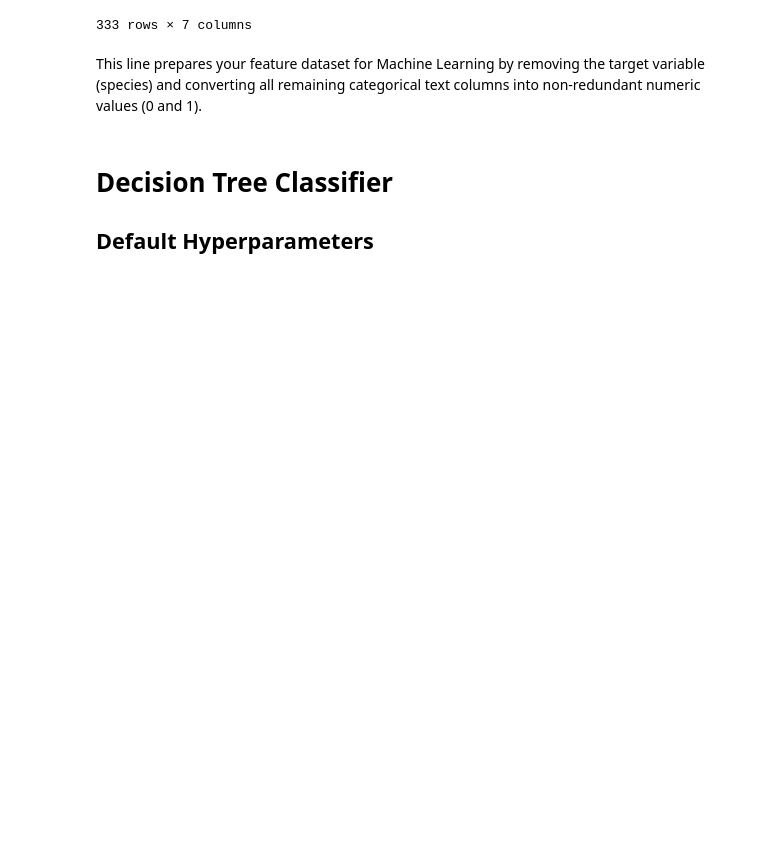
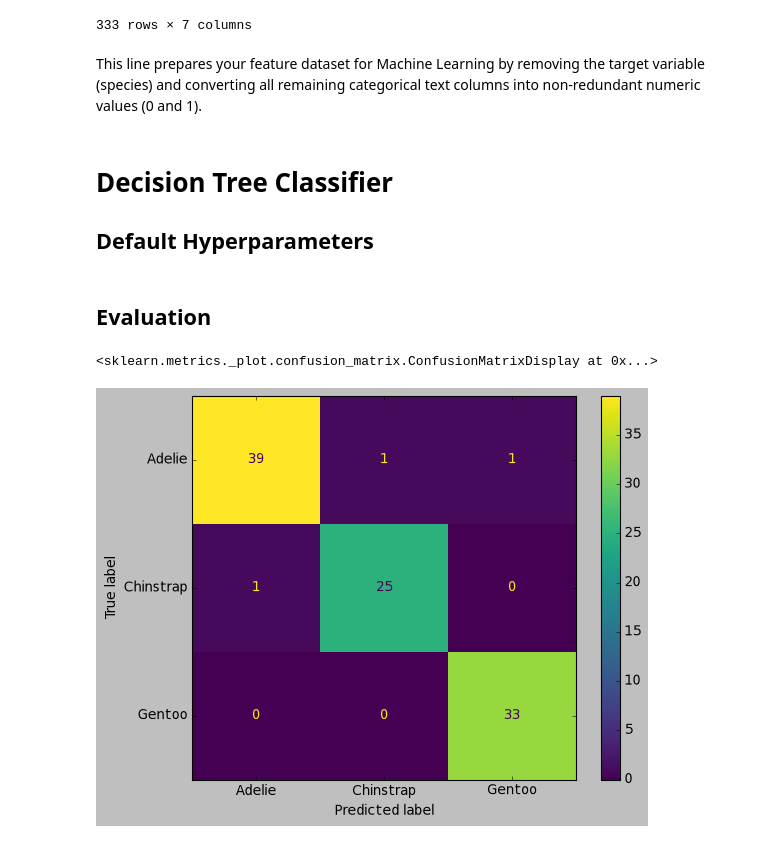
Before and after one commit to CtrlAltBryan/Machine-Learning-6-SIN-A-Mar-Jul-2026, a Jupyter notebook: penguins1.ipynb, the cells around one changed output. Saved outputs shown, nothing was run; the diff lists cells and outputs as text; code cells hidden in the pictures; blank space fills up the shorter version.

```diff
--- a/penguins1.ipynb
+++ b/penguins1.ipynb
@@ -174,14 +174,14 @@ X_train, X_test, y_train, y_test = train_test_split(X, y, test_size=0.3, random_
 # Decision Tree Classifier
 ## Default Hyperparameters
 # %%
-# Import the Decision Tree classifier
-from sklearn.tree import DecisionTreeClassifier
-
-# Create the model instance
-model = DecisionTreeClassifier()
-
-# Train the model on training data
-model.fit(X_train, y_train)
-
-# Make predictions on test data
-base_pred = model.predict(X_test)
+import matplotlib.pyplot as plt
+from sklearn.metrics import ConfusionMatrixDisplay
+# %% [markdown]
+## Evaluation
+# %%
+# Tu código actual
+plt.style.use('classic')
+ConfusionMatrixDisplay.from_estimator(model, X_test, y_test)
+# %% [output]
+<sklearn.metrics._plot.confusion_matrix.ConfusionMatrixDisplay at 0x...>
+[figure, added]
```
Also changed, not shown: 1 other file.
